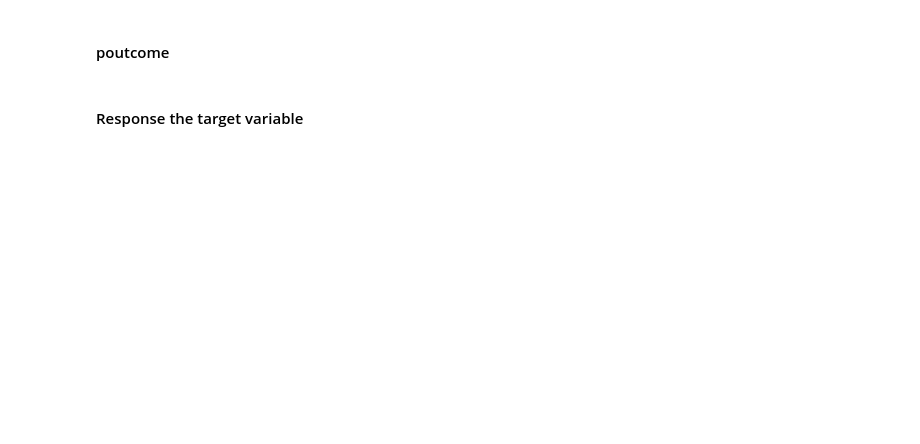
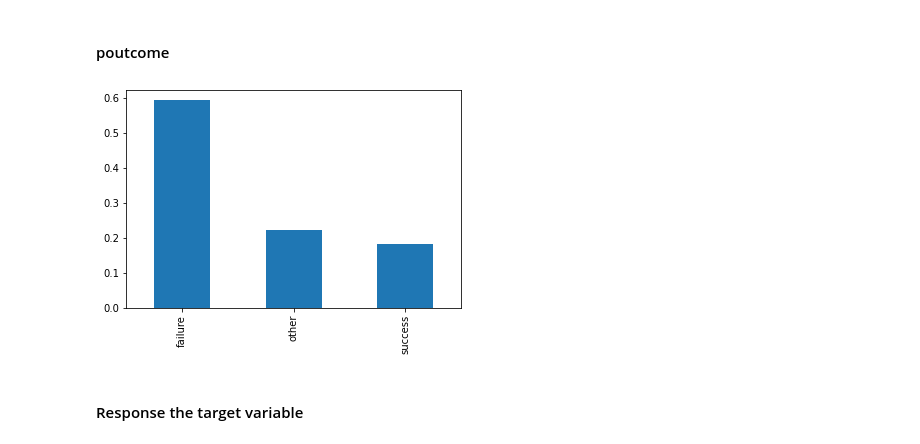
Before and after one commit to abhinav-m/data-science-bootcamp, a Jupyter notebook: upgrad-data-science-primer/exercise-notebooks/Bank+Marketing+Campaign_EDA-blank+notebook.ipynb, the cells around one changed output. Saved outputs shown, nothing was run; the diff lists cells and outputs as text; code cells hidden in the pictures; blank space fills up the shorter version.

```diff
--- a/upgrad-data-science-primer/exercise-notebooks/Bank+Marketing+Campaign_EDA-blank+notebook.ipynb
+++ b/upgrad-data-science-primer/exercise-notebooks/Bank+Marketing+Campaign_EDA-blank+notebook.ipynb
@@ -413,6 +443,10 @@ Ordered variables have some kind of ordering. Some examples of bank marketing da
 #### poutcome
 # %%
 #calculate the percentage of each poutcome category.
+inp1[~(inp1.poutcome == "unknown")].poutcome.value_counts(normalize=True).plot.bar()
+plt.show()
+# %% [output]
+[figure, added]
 # %% [markdown]
 #### Response the target variable
 # %%
```
Also changed, not shown: parts of 9 cells of this notebook.
